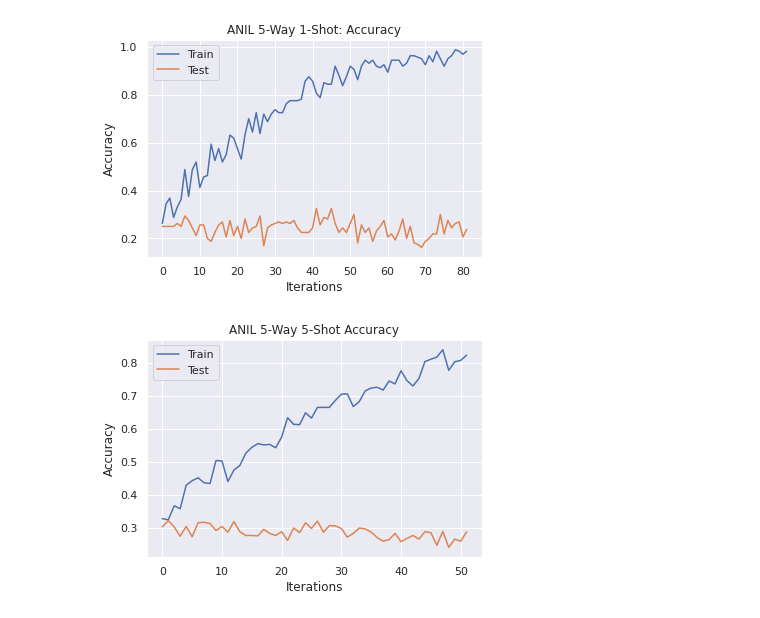
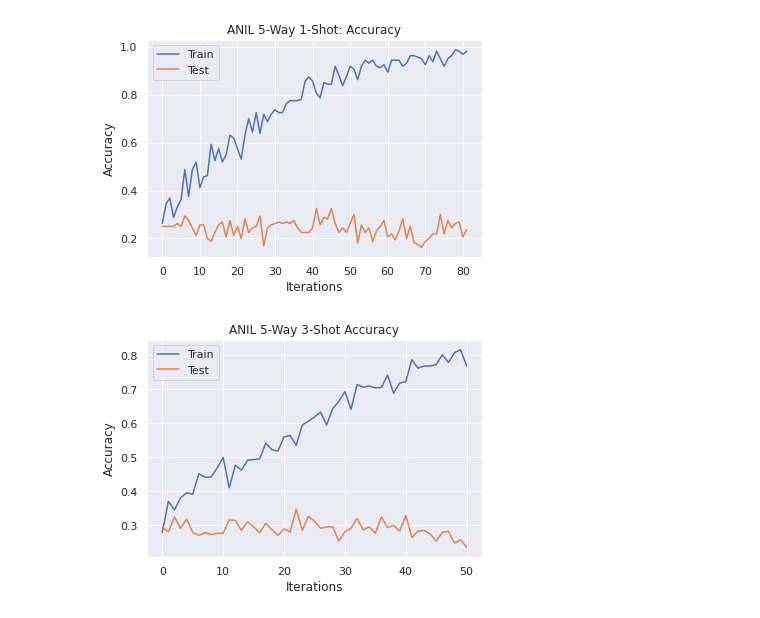
Before and after one commit to obrookes/Meta-ape, a Jupyter notebook: results/experiment_0/experiment_0_results.ipynb, the cells around one changed output. Cells and saved outputs as stored; diff of their text form; code cells hidden in the pictures.

Commit message:
generating loss and acc plots

```diff
--- a/results/experiment_0/experiment_0_results.ipynb
+++ b/results/experiment_0/experiment_0_results.ipynb
@@ -82,7 +82,7 @@ def generate_plots(file_path,model,ways,shots):
 
         plt.savefig(acc_file)
 # %%
-path = 'anil_intraspecies_results_n5_k5.npy'
-generate_plots(path, model='anil', ways=5, shots=5)
+path = 'anil_intraspecies_results_n5_k3.npy'
+generate_plots(path, model='anil', ways=5, shots=3)
 # %% [output]
-[figure, old version]
+[figure, new version]
```
